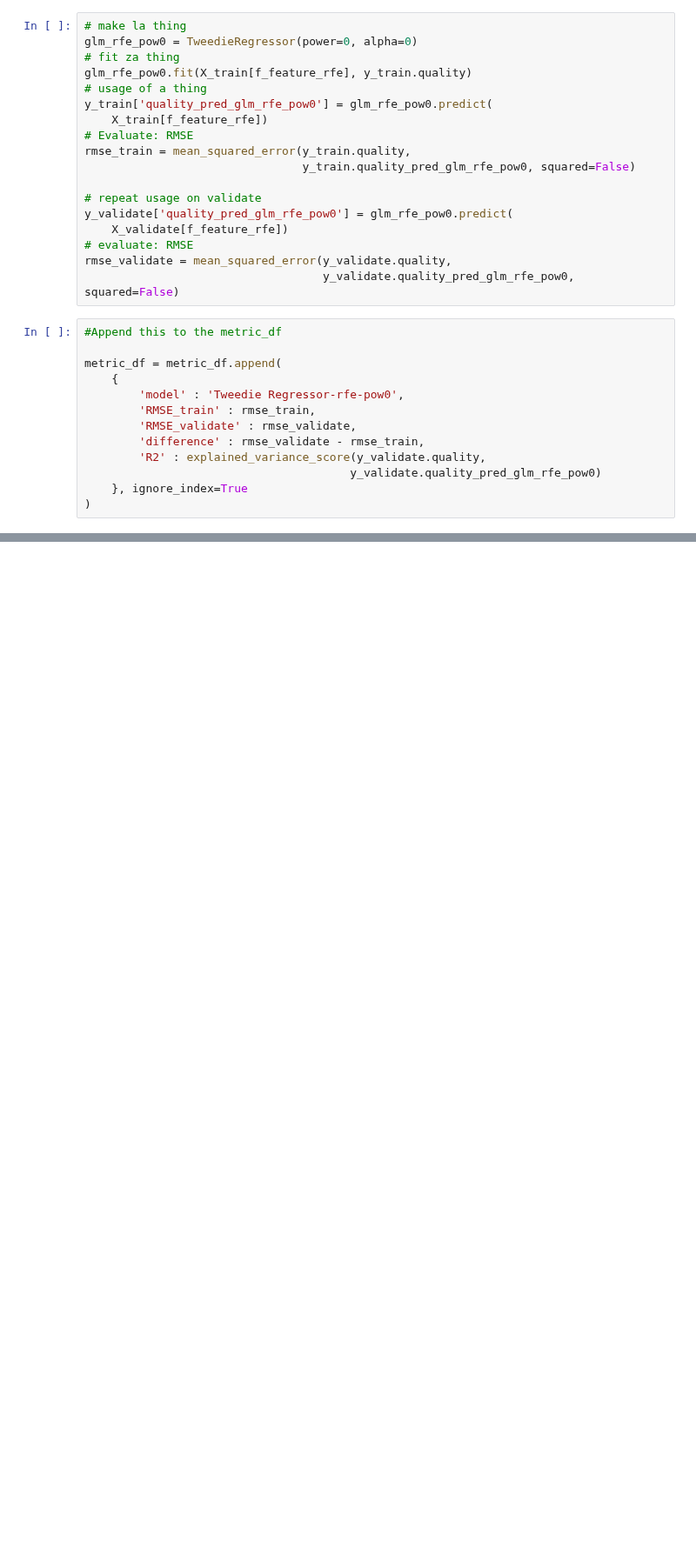
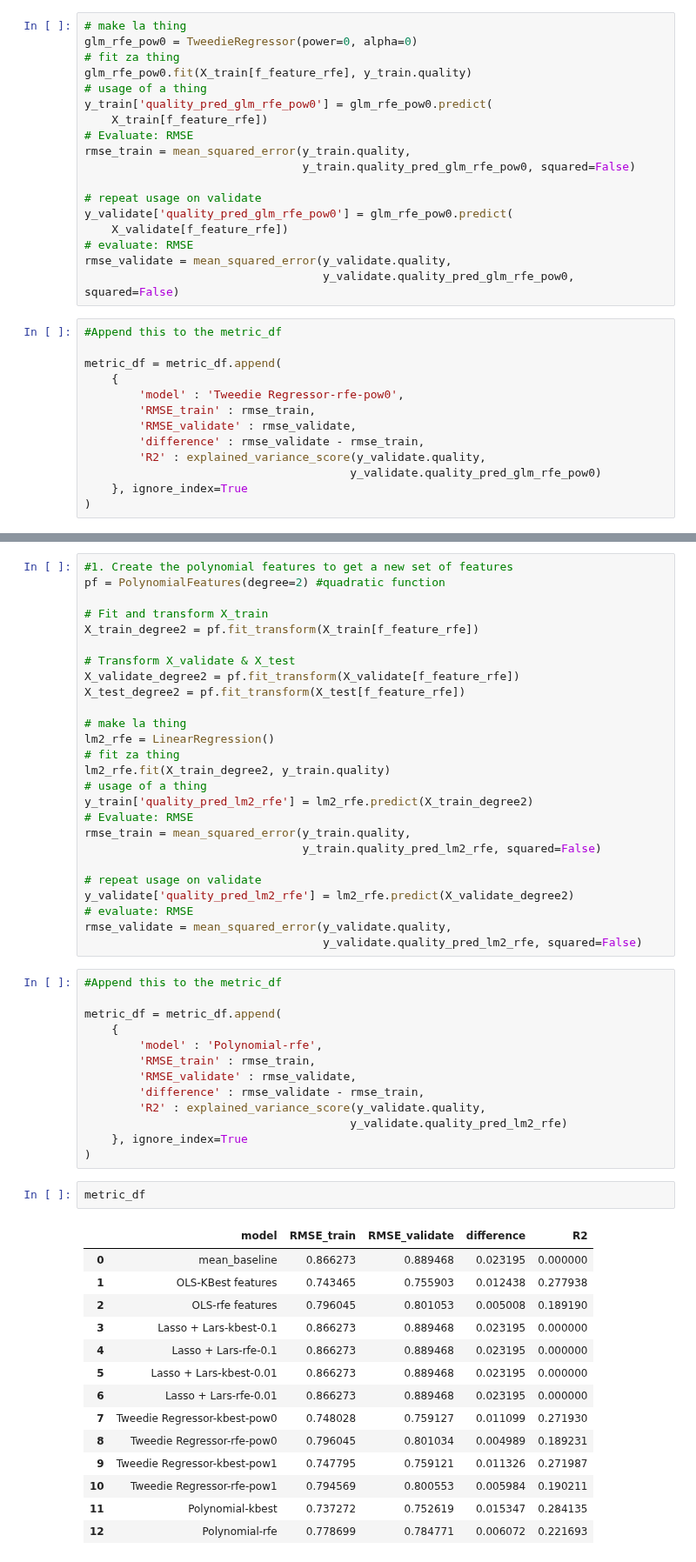
Before and after one commit to Wine-qualitity/wine-qualitiy-model, a Jupyter notebook: modeling.ipynb, the cells around one changed output, grey strips where cells are left out. Shown at 87% size. Saved outputs shown, nothing was run; the diff lists cells and outputs as text; blank space fills up the shorter version.

```diff
--- a/modeling.ipynb
+++ b/modeling.ipynb
@@ -481,0 +589,56 @@ metric_df
+# %%
+#1. Create the polynomial features to get a new set of features
+pf = PolynomialFeatures(degree=2) #quadratic function
+
+# Fit and transform X_train
+X_train_degree2 = pf.fit_transform(X_train[f_feature_rfe])
+
+# Transform X_validate & X_test
+X_validate_degree2 = pf.fit_transform(X_validate[f_feature_rfe])
+X_test_degree2 = pf.fit_transform(X_test[f_feature_rfe])
+
+# make la thing
+lm2_rfe = LinearRegression()
+# fit za thing
+lm2_rfe.fit(X_train_degree2, y_train.quality)
+# usage of a thing
+y_train['quality_pred_lm2_rfe'] = lm2_rfe.predict(X_train_degree2)
+# Evaluate: RMSE
+rmse_train = mean_squared_error(y_train.quality,
+                                y_train.quality_pred_lm2_rfe, squared=False)
+
+# repeat usage on validate
+y_validate['quality_pred_lm2_rfe'] = lm2_rfe.predict(X_validate_degree2)
+# evaluate: RMSE
+rmse_validate = mean_squared_error(y_validate.quality,
+                                   y_validate.quality_pred_lm2_rfe, squared=False)
+# %%
+#Append this to the metric_df
+
+metric_df = metric_df.append(
+    {
+        'model' : 'Polynomial-rfe',
+        'RMSE_train' : rmse_train,
+        'RMSE_validate' : rmse_validate,
+        'difference' : rmse_validate - rmse_train,
+        'R2' : explained_variance_score(y_validate.quality,
+                                       y_validate.quality_pred_lm2_rfe)
+    }, ignore_index=True
+)
+# %%
+metric_df
+# %% [output]
+|  | model | RMSE_train | RMSE_validate | difference | R2 |
+| 0 | mean_baseline | 0.866273 | 0.889468 | 0.023195 | 0.000000 |
+| 1 | OLS-KBest features | 0.743465 | 0.755903 | 0.012438 | 0.277938 |
+| 2 | OLS-rfe features | 0.796045 | 0.801053 | 0.005008 | 0.189190 |
+| 3 | Lasso + Lars-kbest-0.1 | 0.866273 | 0.889468 | 0.023195 | 0.000000 |
+| 4 | Lasso + Lars-rfe-0.1 | 0.866273 | 0.889468 | 0.023195 | 0.000000 |
+| 5 | Lasso + Lars-kbest-0.01 | 0.866273 | 0.889468 | 0.023195 | 0.000000 |
+| 6 | Lasso + Lars-rfe-0.01 | 0.866273 | 0.889468 | 0.023195 | 0.000000 |
+| 7 | Tweedie Regressor-kbest-pow0 | 0.748028 | 0.759127 | 0.011099 | 0.271930 |
+| 8 | Tweedie Regressor-rfe-pow0 | 0.796045 | 0.801034 | 0.004989 | 0.189231 |
+| 9 | Tweedie Regressor-kbest-pow1 | 0.747795 | 0.759121 | 0.011326 | 0.271987 |
+| 10 | Tweedie Regressor-rfe-pow1 | 0.794569 | 0.800553 | 0.005984 | 0.190211 |
+| 11 | Polynomial-kbest | 0.737272 | 0.752619 | 0.015347 | 0.284135 |
+| 12 | Polynomial-rfe | 0.778699 | 0.784771 | 0.006072 | 0.221693 |
```
Also changed, not shown: parts of 12 cells of this notebook.
